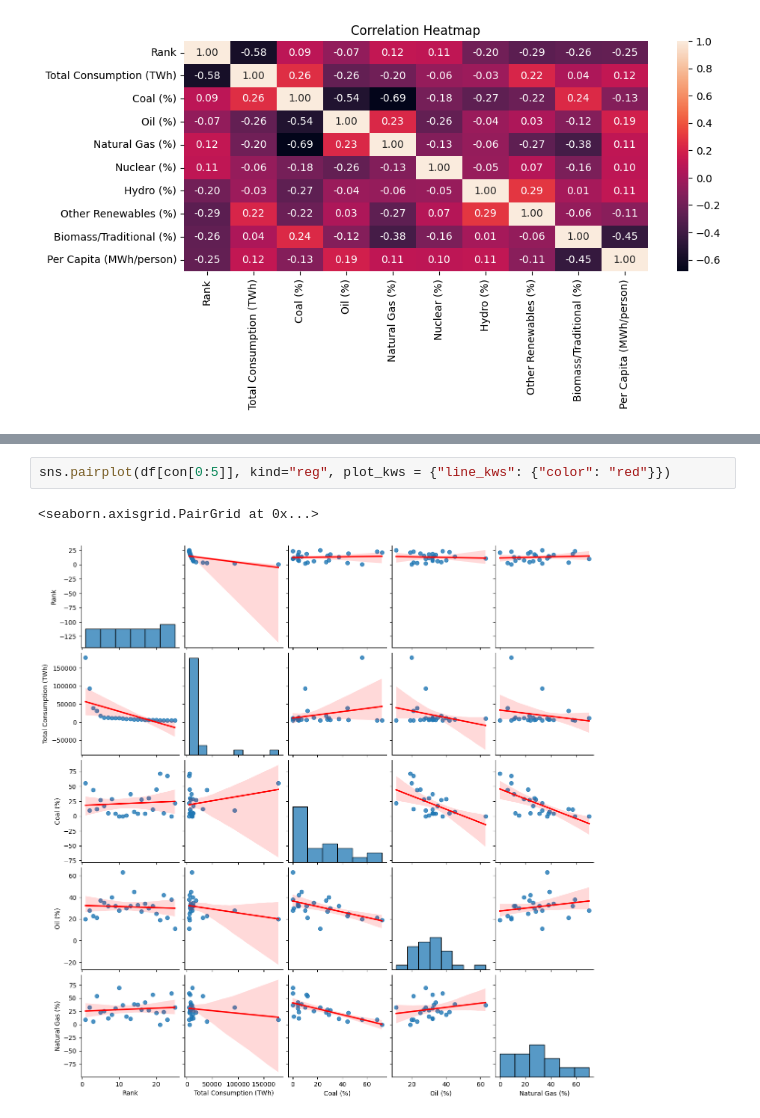
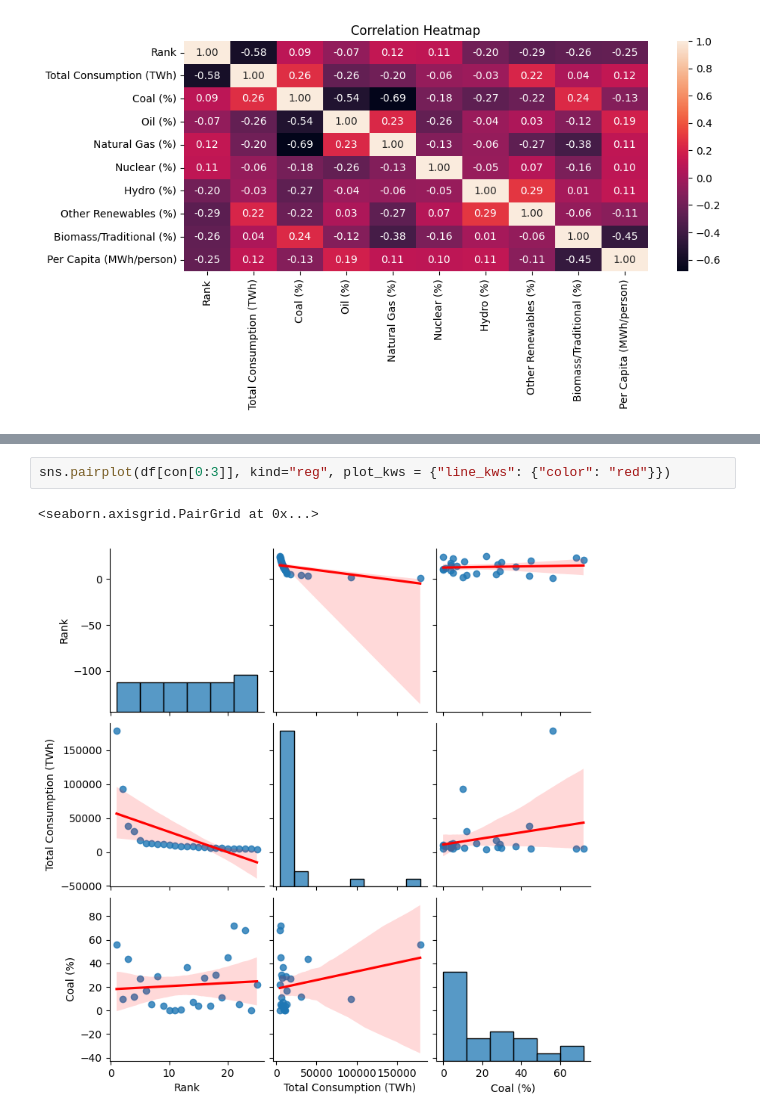
Before and after one commit to deanesh/energy-consumption-analysis, a Jupyter notebook: Energy-Consumption-EDA.ipynb, the cells around one changed output, grey strips where cells are left out. Saved outputs shown, nothing was run; the diff lists cells and outputs as text.

```diff
--- a/Energy-Consumption-EDA.ipynb
+++ b/Energy-Consumption-EDA.ipynb
@@ -331,5 +321,5 @@ sns.pairplot(df[con[0:5]])
 # %%
-sns.pairplot(df[con[0:5]], kind="reg", plot_kws = {"line_kws": {"color": "red"}})
+sns.pairplot(df[con[0:3]], kind="reg", plot_kws = {"line_kws": {"color": "red"}})
 # %% [output]
 <seaborn.axisgrid.PairGrid at 0x...>
-[figure, old version]
+[figure, new version]
```
Also changed, not shown: parts of 10 cells of this notebook.
